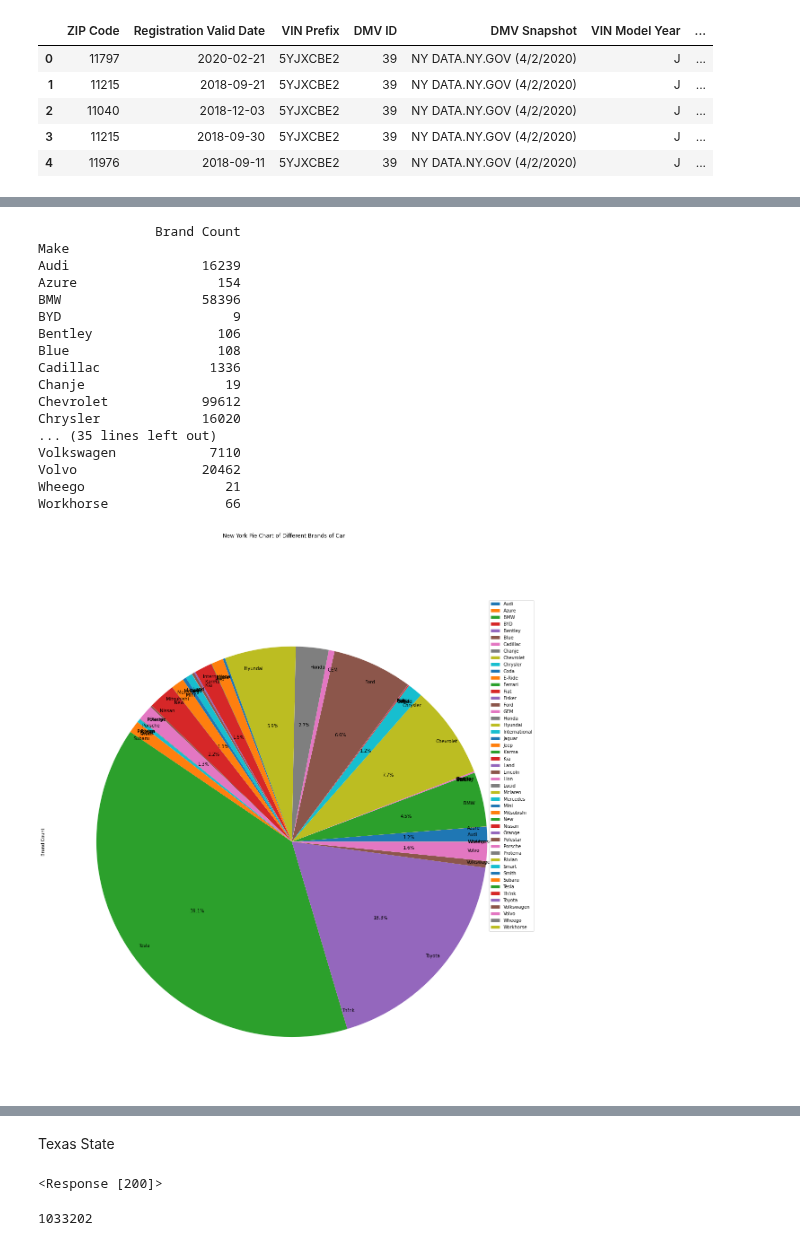
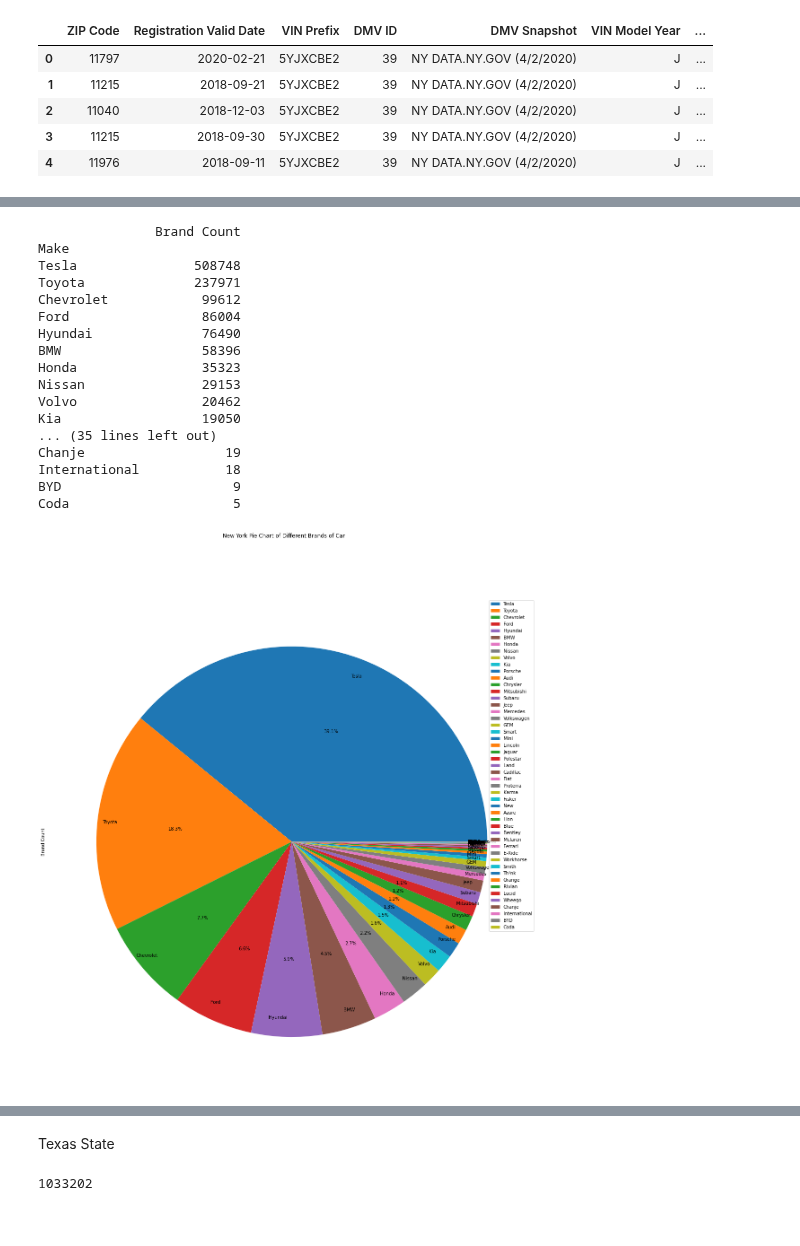
Before and after one commit to MarcccHuuu/2022Spring_Finals_EV, a Jupyter notebook: Hypothesis2.ipynb, the cells around one changed output, grey strips where cells are left out. Saved outputs shown, nothing was run; the diff lists cells and outputs as text; code cells hidden in the pictures.

```diff
--- a/Hypothesis2.ipynb
+++ b/Hypothesis2.ipynb
@@ -42,8 +33,3 @@ newyork_data_df = DataFrame(newyork_data)
-# %%
-newyork_data_df.insert(newyork_data_df.shape[1], 'Date',
-                        newyork_data_df['Registration Valid Date'].str.split('-', expand=True)[0])
-newyork_data_df.insert(newyork_data_df.shape[-1], 'Make',
-                        newyork_data_df['Vehicle Name'].str.split(' ', expand=True)[0])
 # %%
 newyork_data_df.head(5)
 # %% [output]
@@ -55,0 +47,12 @@ newyork_data_df.head(5)
+# %%
+def split_date_make(file, date_split_symbol, make_split_symbol, date_split_loc, make_split_loc, year_of_extraction):
+    file.insert(file.shape[1], 'Date',
+                        file['Registration Valid Date'].str.split(date_split_symbol, expand=True)[date_split_loc])
+    file.insert(file.shape[-1], 'Make',
+                        file['Vehicle Name'].str.split(make_split_symbol, expand=True)[make_split_loc])
+    file[['Date']] = file[['Date']].astype(int)
+    file = file[file['Date'] >= year_of_extraction]
+    clean_file = file[['Date', 'Make']]
+    return clean_file
+# %%
+result_clean_file = split_date_make(newyork_data_df, '-',' ',0,0,2020)
@@ -97,32 +101,32 @@ def my_autopct(pct):
 #                                  title='NY' + 'Bar Chart of Different Brands of Car')
 # %%
 def h2_EV_analyze(data_file, state_name):
-    clean_file = data_file[['Date', 'Make']]
-    clean_file_count = clean_file[pd.notnull(clean_file['Make'])].groupby(by='Make').count()
+    clean_file_count = data_file[pd.notnull(data_file['Make'])].groupby(by='Make').count()
     clean_file_count.columns = ['Brand Count']
-    print(clean_file_count)
-    clean_file_count.plot.pie(subplots=True, figsize=(20, 20), autopct=my_autopct,
+    sorted_clean_file_count = clean_file_count.sort_values('Brand Count',ascending= False)
+    print(sorted_clean_file_count)
+    sorted_clean_file_count.plot.pie(subplots=True, figsize=(20, 20), autopct=my_autopct,
                                  title=state_name + ' Pie Chart of Different Brands of Car',labeldistance=0.9)
-    clean_file_count.plot.bar(figsize=(20, 10),
+    sorted_clean_file_count.plot.bar(figsize=(20, 10),
                                  title=state_name + ' Bar Chart of Different Brands of Car')
 # %%
-h2_EV_analyze(newyork_data_df, 'New York')
+h2_EV_analyze(result_clean_file, 'New York')
 # %% [output]
                Brand Count
 Make
-Audi                 16239
-Azure                  154
+Tesla               508748
+Toyota              237971
+Chevrolet            99612
+Ford                 86004
+Hyundai              76490
 BMW                  58396
+Honda                35323
+Nissan               29153
+Volvo                20462
+Kia                  19050
+... (35 lines left out)
+Chanje                  19
+International           18
 BYD                      9
-Bentley                106
-Blue                   108
-Cadillac              1336
-Chanje                  19
-Chevrolet            99612
-Chrysler             16020
-... (35 lines left out)
-Volkswagen            7110
-Volvo                20462
-Wheego                  21
-Workhorse               66
+Coda                     5
-[figure, old version]
+[figure, new version]
@@ -130,6 +134,2 @@ Workhorse               66
 # %% [markdown]
 Texas State
-# %%
-download_file('tx_ev_registrations_public')
-# %% [output]
-<Response [200]>
```
Also changed, not shown: parts of 54 cells of this notebook.
